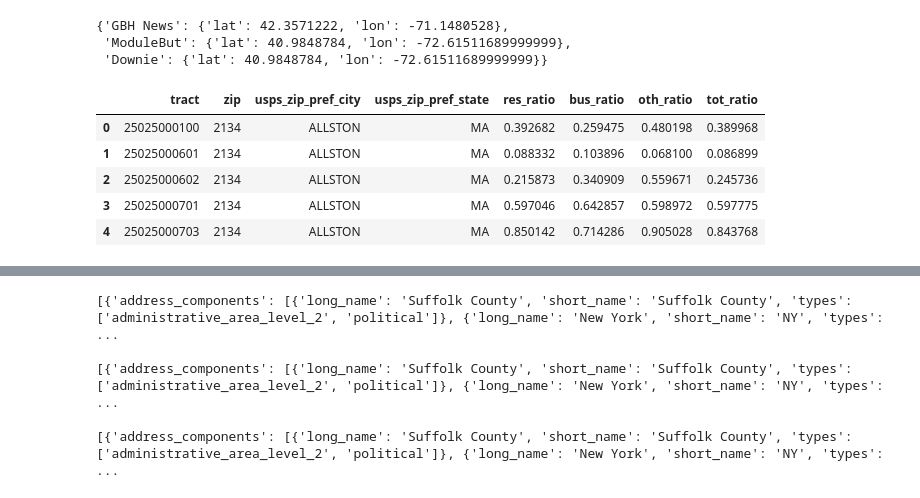
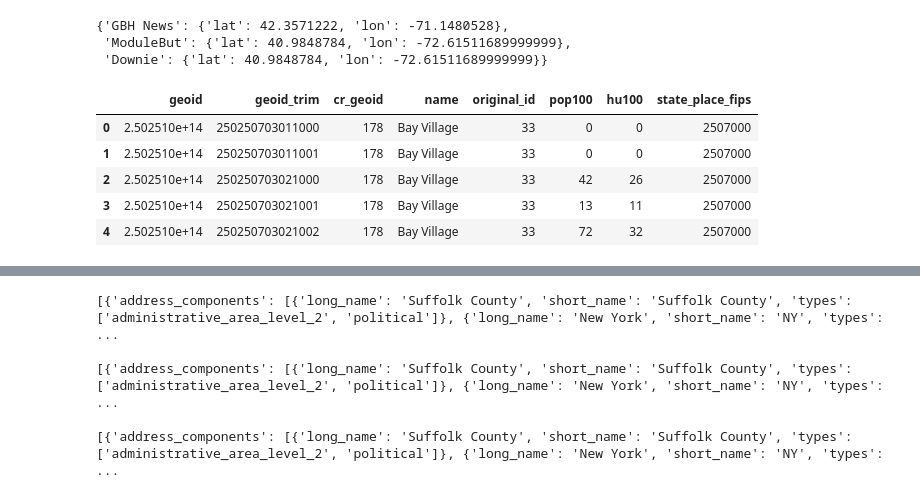
Before and after one commit to BU-Spark/ml-naacp, a Jupyter notebook: entity-recognition/testing-ner.ipynb, the cells around one changed output, grey strips where cells are left out. Saved outputs shown, nothing was run; the diff lists cells and outputs as text; code cells hidden in the pictures.

Commit message:
adding tract to neighborhood to pipeline

```diff
--- a/entity-recognition/testing-ner.ipynb
+++ b/entity-recognition/testing-ner.ipynb
@@ -355,15 +355,15 @@ def get_census_geos(geocode_results):
 # %%
 geoid = get_census_geos({'GBH News': {'lat': 42.3571222, 'lon': -71.1480528}})
 # %%
-tract_zip_df = pd.read_csv("tract-zip-boston-neighborhoods.csv")
-tract_zip_df.head()
+neighborhood_df = pd.read_csv("tiger2020_boston_censusreporter.csv")
+neighborhood_df.head()
 # %% [output]
-|  | tract | zip | usps_zip_pref_city | usps_zip_pref_state | res_ratio | bus_ratio | oth_ratio | tot_ratio |
-| 0 | 25025000100 | 2134 | ALLSTON | MA | 0.392682 | 0.259475 | 0.480198 | 0.389968 |
-| 1 | 25025000601 | 2134 | ALLSTON | MA | 0.088332 | 0.103896 | 0.068100 | 0.086899 |
-| 2 | 25025000602 | 2134 | ALLSTON | MA | 0.215873 | 0.340909 | 0.559671 | 0.245736 |
-| 3 | 25025000701 | 2134 | ALLSTON | MA | 0.597046 | 0.642857 | 0.598972 | 0.597775 |
-| 4 | 25025000703 | 2134 | ALLSTON | MA | 0.850142 | 0.714286 | 0.905028 | 0.843768 |
+|  | geoid | geoid_trim | cr_geoid | name | original_id | pop100 | hu100 | state_place_fips |
+| 0 | 2.502510e+14 | 250250703011000 | 178 | Bay Village | 33 | 0 | 0 | 2507000 |
+| 1 | 2.502510e+14 | 250250703011001 | 178 | Bay Village | 33 | 0 | 0 | 2507000 |
+| 2 | 2.502510e+14 | 250250703021000 | 178 | Bay Village | 33 | 42 | 26 | 2507000 |
+| 3 | 2.502510e+14 | 250250703021001 | 178 | Bay Village | 33 | 13 | 11 | 2507000 |
+| 4 | 2.502510e+14 | 250250703021002 | 178 | Bay Village | 33 | 72 | 32 | 2507000 |
 # %%
 # build a tract - zip - neighborhood dictionary
 # {tract: {zip: ,
```
Also changed, not shown: parts of 2 cells of this notebook, 1 other file.
